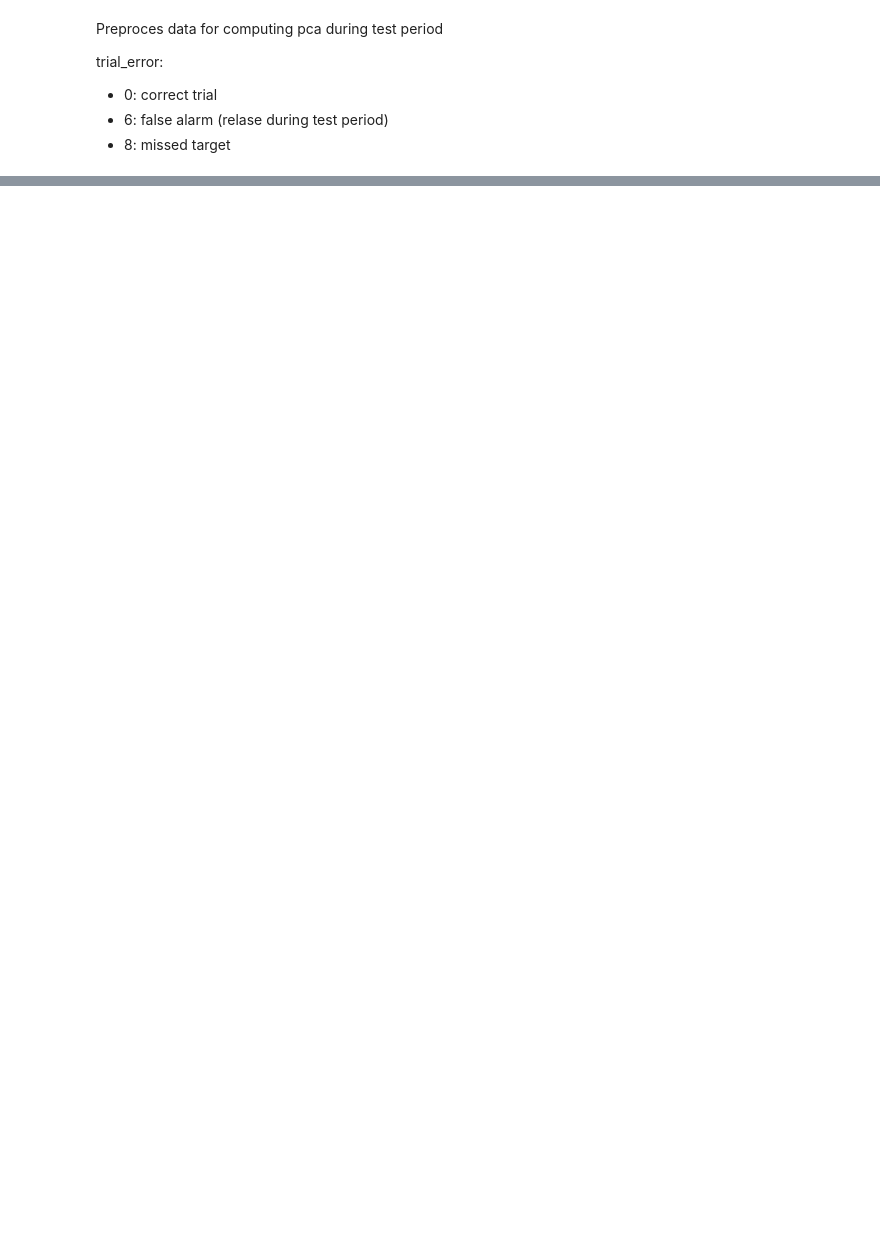
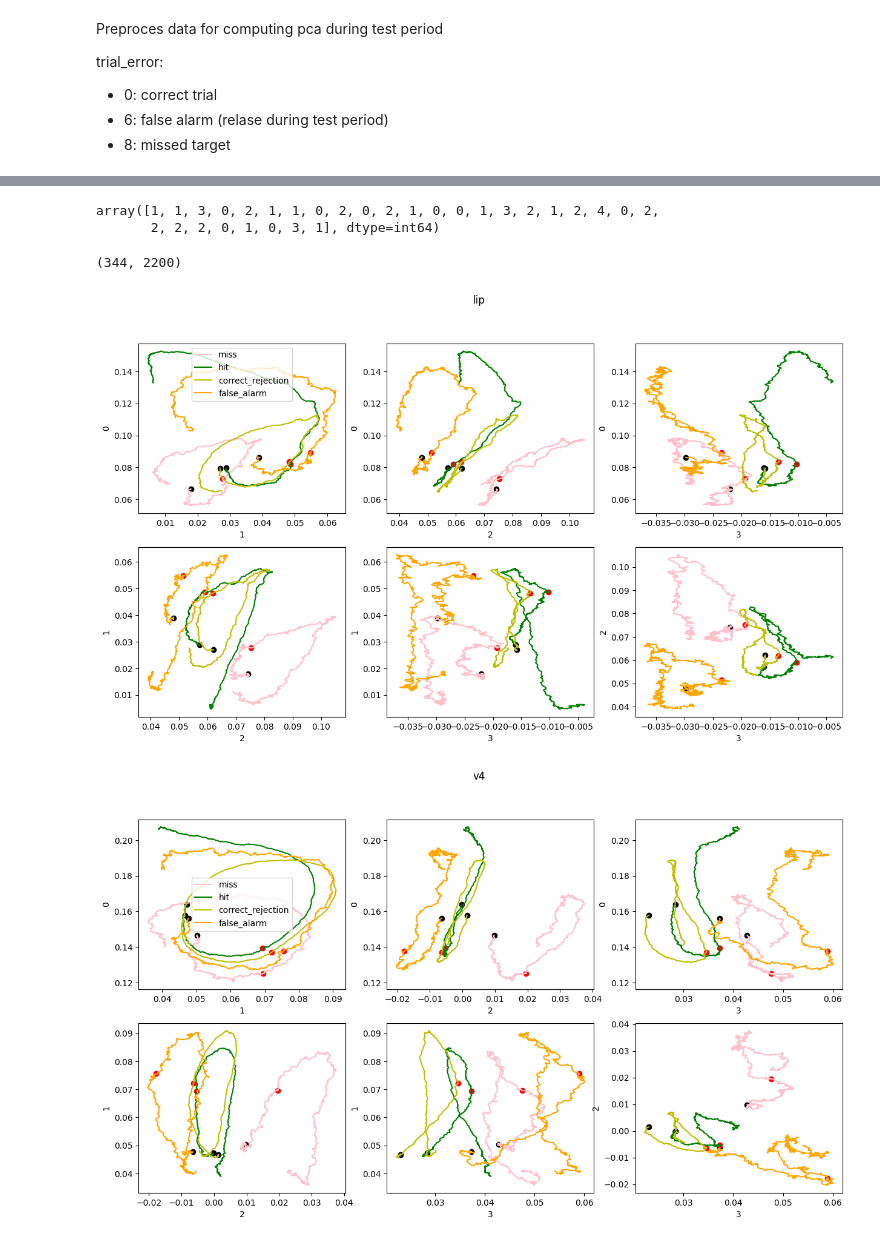
Before and after one commit to Ibos-lab/Users, a Jupyter notebook: losadac/pca/preprocess/pca_testepoch.ipynb, the cells around one changed output, grey strips where cells are left out. Cells and saved outputs as stored; diff of their text form; code cells hidden in the pictures; blank space fills up the shorter version.

```diff
--- a/losadac/pca/preprocess/pca_testepoch.ipynb
+++ b/losadac/pca/preprocess/pca_testepoch.ipynb
@@ -419,0 +106,6 @@ SyntaxError: invalid syntax (1018982603.py, line 1)
+# %%
+filepaths = {
+    #"lip": 'D:/data/session_struct/lip/neurons/',
+    # "pfc":'D:/data/session_struct/pfc/neurons/',
+    "v4": 'D:/data/session_struct/v4/neurons/',
+}
@@ -419,0 +126,5 @@ SyntaxError: invalid syntax (1018982603.py, line 1)
+# %%
+neu.false_alarm_pos
+# %% [output]
+array([1, 1, 3, 0, 2, 1, 1, 0, 2, 0, 2, 1, 0, 0, 1, 3, 2, 1, 2, 4, 0, 2,
+       2, 2, 2, 0, 1, 0, 3, 1], dtype=int64)
@@ -419,0 +165,14 @@ SyntaxError: invalid syntax (1018982603.py, line 1)
+# %%
+pcs_areas={}
+for area in ['lip','v4','pfc']:
+    popu = PopulationData.from_python_hdf5(outputpath + "testdata_for_pca_" + area + ".h5")
+    allneu = Parallel(n_jobs=-1)(
+        delayed(compute_fr)(neu) for neu in tqdm(popu.population)
+    )
+
+    allneu=np.array([i for i in allneu if i is not None])
+    allneu=allneu.reshape(allneu.shape[0],4,-1)[:,:,250:450+350]
+    allneu=allneu.reshape(allneu.shape[0],-1)
+    n_comp=None
+    model,pc_s = compute_pca(allneu,n_comp=n_comp)
+    pcs_areas[area]=pc_s
@@ -419,0 +185,45 @@ SyntaxError: invalid syntax (1018982603.py, line 1)
+# %%
+pcs_areas['pfc'].shape
+# %% [output]
+(344, 2200)
+# %%
+
+for area in ['lip','v4','pfc']:
+    pc_s = pcs_areas[area]
+    n_comp=pc_s.shape[0]
+    reshape_pc_s = pc_s.reshape(n_comp,4,-1)
+    f,ax=plt.subplots(2,3,figsize=(15,8))
+    i_ax = 0
+    j_ax = 0
+    for j in range(0,4):
+        for i in range(0 + j, 4):
+            if i==j: continue
+            if j_ax >= 3:
+                i_ax = 1
+                j_ax = 0
+            ax[i_ax,j_ax].plot(reshape_pc_s[i,0][:450+600],reshape_pc_s[j,0][:450+600],color='pink',label='miss')
+            ax[i_ax,j_ax].plot(reshape_pc_s[i,1][:450+600],reshape_pc_s[j,1][:450+600],color='g',label='hit')
+            ax[i_ax,j_ax].plot(reshape_pc_s[i,2][:450+600],reshape_pc_s[j,2][:450+600],color='y',label='correct_rejection')
+            ax[i_ax,j_ax].plot(reshape_pc_s[i,3][:450+600],reshape_pc_s[j,3][:450+600],color='orange',label='false_alarm')
+
+            ax[i_ax,j_ax].scatter(reshape_pc_s[i,0][0],reshape_pc_s[j,0][0],color='k')
+            ax[i_ax,j_ax].scatter(reshape_pc_s[i,1][0],reshape_pc_s[j,1][0],color='k')
+            ax[i_ax,j_ax].scatter(reshape_pc_s[i,2][0],reshape_pc_s[j,2][0],color='k')
+            ax[i_ax,j_ax].scatter(reshape_pc_s[i,3][0],reshape_pc_s[j,3][0],color='k')
+
+            ax[i_ax,j_ax].scatter(reshape_pc_s[i,0][200],reshape_pc_s[j,0][200],color='r')
+            ax[i_ax,j_ax].scatter(reshape_pc_s[i,1][200],reshape_pc_s[j,1][200],color='r')
+            ax[i_ax,j_ax].scatter(reshape_pc_s[i,2][200],reshape_pc_s[j,2][200],color='r')
+            ax[i_ax,j_ax].scatter(reshape_pc_s[i,3][200],reshape_pc_s[j,3][200],color='r')
+
+            # ax[i_ax,j_ax].scatter(reshape_pc_s[i,0][500],reshape_pc_s[j,0][500],color='b')
+            # ax[i_ax,j_ax].scatter(reshape_pc_s[i,1][500],reshape_pc_s[j,1][500],color='b')
+            # ax[i_ax,j_ax].scatter(reshape_pc_s[i,2][500],reshape_pc_s[j,2][500],color='b')
+            # ax[i_ax,j_ax].scatter(reshape_pc_s[i,3][500],reshape_pc_s[j,3][500],color='b')
+            ax[i_ax,j_ax].set(xlabel=i,ylabel=j)
+            j_ax += 1
+    ax[0,0].legend()
+    f.suptitle(area)
+# %% [output]
+[figure, added]
+[figure, added]
```
Also changed, not shown: parts of 34 cells of this notebook, 3 other files.
